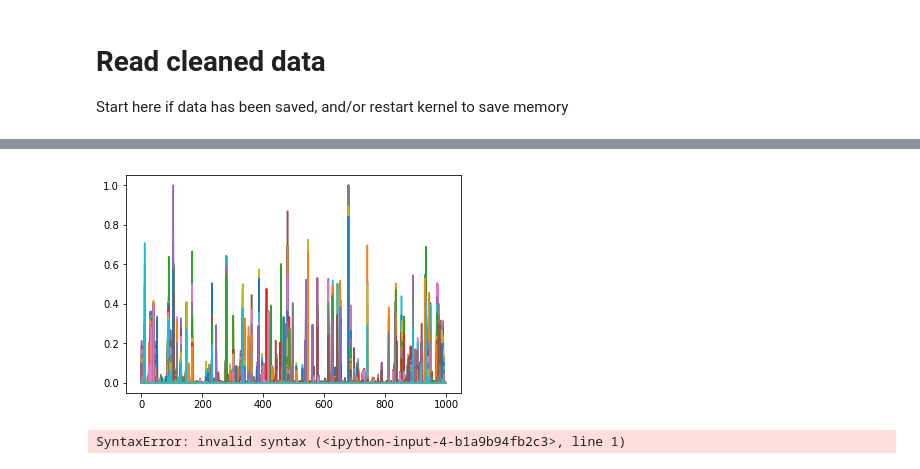
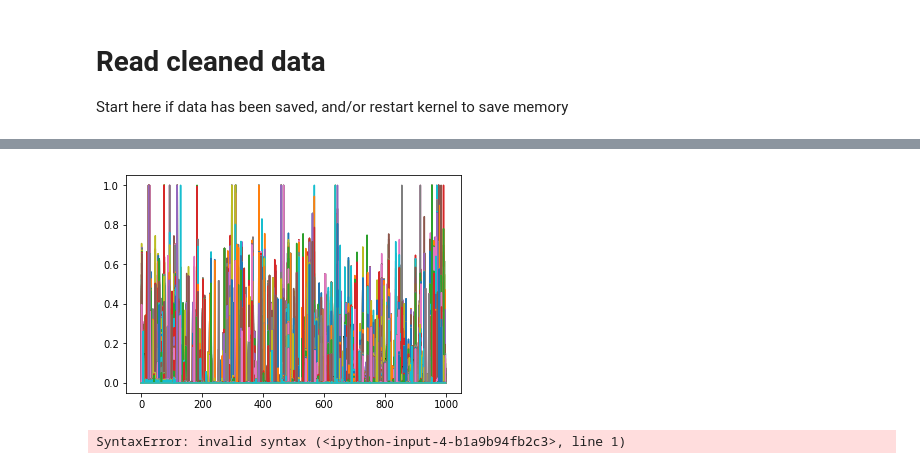
Before and after one commit to headrotor/ganalysis, a Jupyter notebook: ganalyze.ipynb, the cells around one changed output, grey strips where cells are left out. Drawn from its saved outputs; the diff is of its cells as text; code cells hidden in the pictures.

```diff
--- a/ganalyze.ipynb
+++ b/ganalyze.ipynb
@@ -28,8 +84,8 @@ Wall time: 15.8 s
 # %%
 import matplotlib.pyplot as plt
-plt.plot(np.transpose(goodc[2000:3000,:]));
+plt.plot(np.transpose(goodc[30000:40000,:]));
 # %% [output]
-[figure, old version]
+[figure, new version]
 # %%
 print np.sum(labels[0,:])
 print np.sum(labels[:,1])
```
Also changed, not shown: parts of 4 cells of this notebook, 1 other file.
